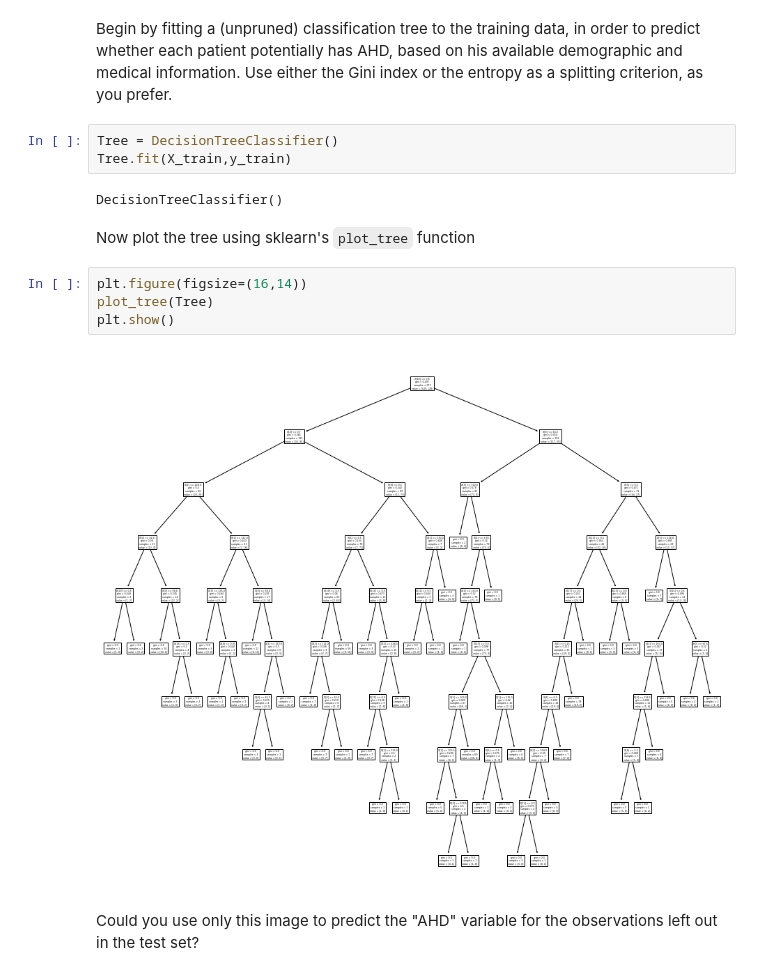
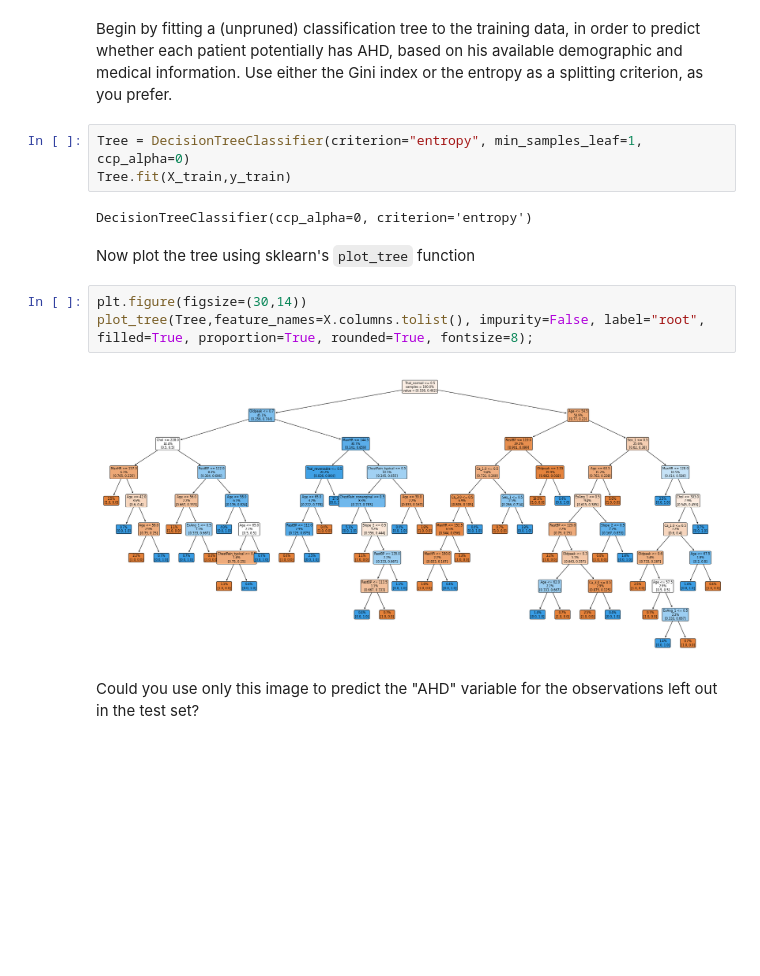
Before and after one commit to victorsamueldaniel/ML, a Jupyter notebook: week_6/Exercise_06_vic.ipynb, the cells around one changed output. Cells and saved outputs as stored; diff of their text form; blank space fills up the shorter version.

```diff
--- a/week_6/Exercise_06_vic.ipynb
+++ b/week_6/Exercise_06_vic.ipynb
@@ -188,18 +203,18 @@ from sklearn.tree import DecisionTreeClassifier, plot_tree, export_text
 # %% [markdown]
 Begin by fitting a (unpruned) classification tree to the training data, in order to predict whether each patient potentially has AHD, based on his available demographic and medical information. Use either the Gini index or the entropy as a splitting criterion, as you prefer.
 # %%
-Tree = DecisionTreeClassifier()
+Tree = DecisionTreeClassifier(criterion="entropy", min_samples_leaf=1, ccp_alpha=0)
 Tree.fit(X_train,y_train)
 # %% [output]
-DecisionTreeClassifier()
+DecisionTreeClassifier(ccp_alpha=0, criterion='entropy')
 # %% [markdown]
 Now plot the tree using sklearn's `plot_tree` function
-# %%
-plt.figure(figsize=(16,14))
-plot_tree(Tree)
-plt.show()
-# %% [output]
-[figure, removed]
+# %%
+plt.figure(figsize=(30,14))
+plot_tree(Tree,feature_names=X.columns.tolist(), impurity=False, label="root",
+filled=True, proportion=True, rounded=True, fontsize=8);
+# %% [output]
+[figure, added]
 # %% [markdown]
 Could you use only this image to predict the "AHD" variable for the observations left out in the test set?
 # %% [markdown]
```
Also changed, not shown: parts of 10 cells of this notebook.
